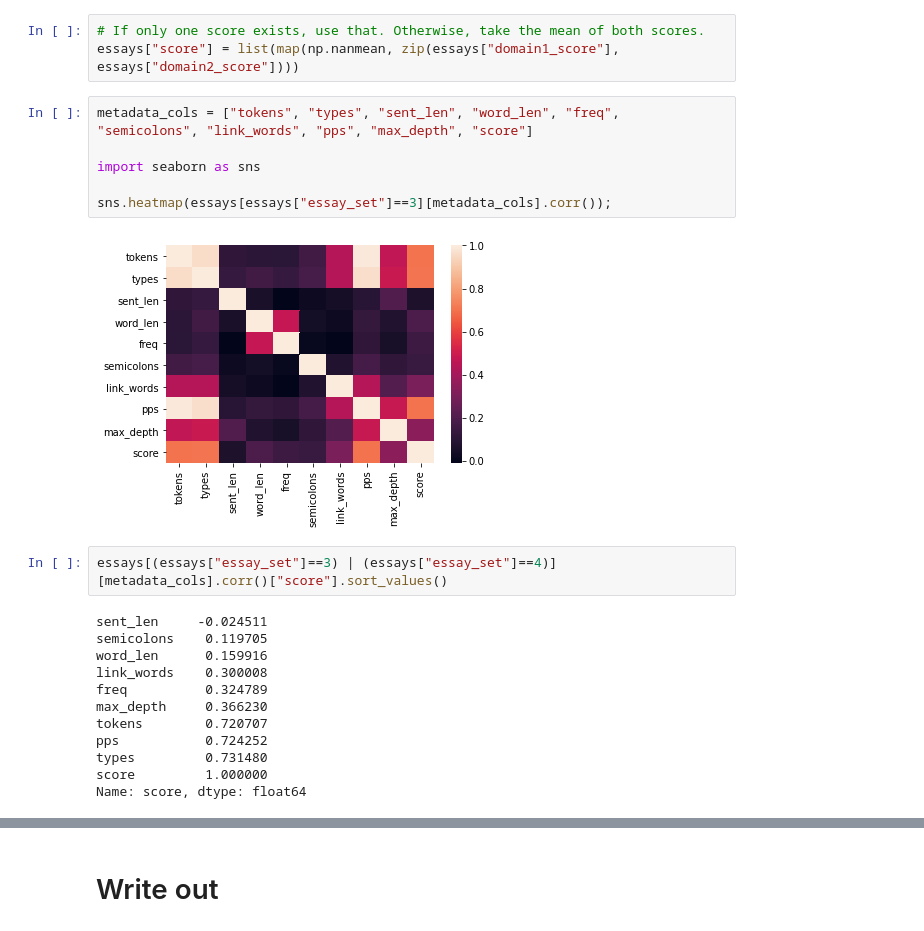
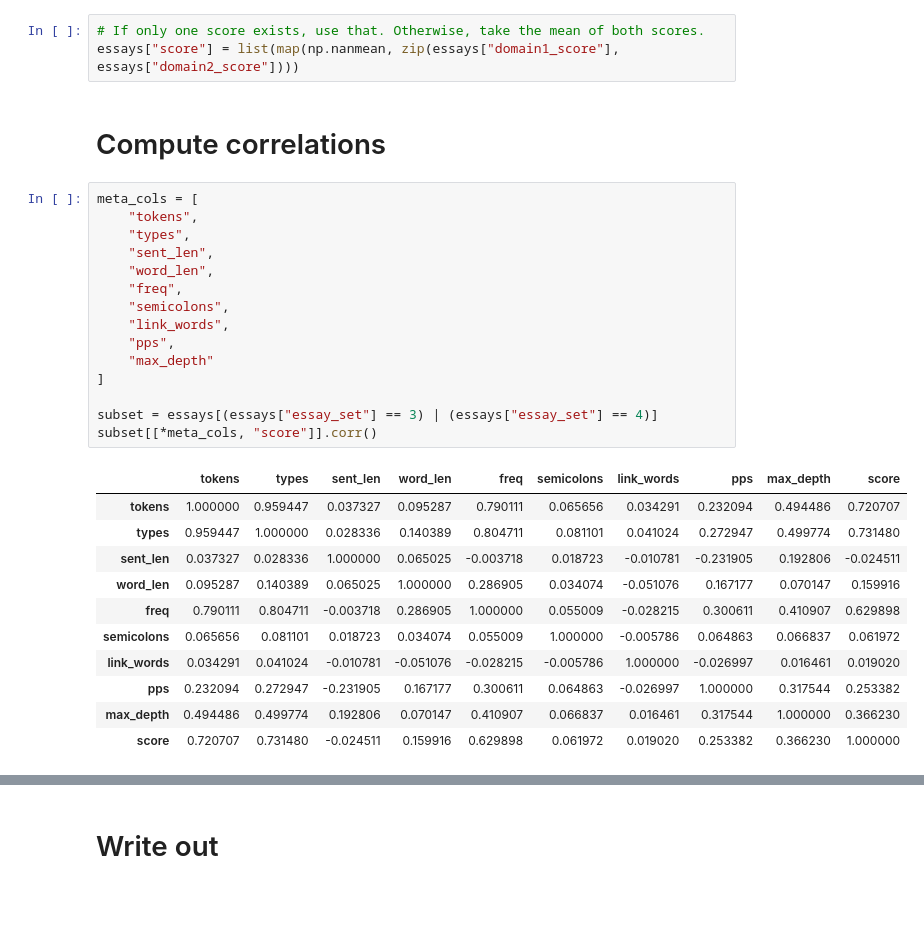
Before and after one commit to alexklapheke/essay, a Jupyter notebook: code/0-Parse_data-EDA.ipynb, the cells around one changed output, grey strips where cells are left out. Saved outputs shown, nothing was run; the diff lists cells and outputs as text; blank space fills up the shorter version.

```diff
--- a/code/0-Parse_data-EDA.ipynb
+++ b/code/0-Parse_data-EDA.ipynb
@@ -353,25 +303,32 @@ essays.plot.scatter("grade_level", "tokens")
 # %%
 # If only one score exists, use that. Otherwise, take the mean of both scores.
 essays["score"] = list(map(np.nanmean, zip(essays["domain1_score"], essays["domain2_score"])))
+# %% [markdown]
+# Compute correlations
 # %%
-metadata_cols = ["tokens", "types", "sent_len", "word_len", "freq", "semicolons", "link_words", "pps", "max_depth", "score"]
+meta_cols = [
+    "tokens",
+    "types",
+    "sent_len",
+    "word_len",
+    "freq",
+    "semicolons",
+    "link_words",
+    "pps",
+    "max_depth"
+]
 
-import seaborn as sns
-
-sns.heatmap(essays[essays["essay_set"]==3][metadata_cols].corr());
+subset = essays[(essays["essay_set"] == 3) | (essays["essay_set"] == 4)]
+subset[[*meta_cols, "score"]].corr()
 # %% [output]
-[figure, removed]
+|  | tokens | types | sent_len | word_len | freq | semicolons | link_words | pps | max_depth | score |
+| tokens | 1.000000 | 0.959447 | 0.037327 | 0.095287 | 0.790111 | 0.065656 | 0.034291 | 0.232094 | 0.494486 | 0.720707 |
+| types | 0.959447 | 1.000000 | 0.028336 | 0.140389 | 0.804711 | 0.081101 | 0.041024 | 0.272947 | 0.499774 | 0.731480 |
+| sent_len | 0.037327 | 0.028336 | 1.000000 | 0.065025 | -0.003718 | 0.018723 | -0.010781 | -0.231905 | 0.192806 | -0.024511 |
+| word_len | 0.095287 | 0.140389 | 0.065025 | 1.000000 | 0.286905 | 0.034074 | -0.051076 | 0.167177 | 0.070147 | 0.159916 |
+| freq | 0.790111 | 0.804711 | -0.003718 | 0.286905 | 1.000000 | 0.055009 | -0.028215 | 0.300611 | 0.410907 | 0.629898 |
+| semicolons | 0.065656 | 0.081101 | 0.018723 | 0.034074 | 0.055009 | 1.000000 | -0.005786 | 0.064863 | 0.066837 | 0.061972 |
+| link_words | 0.034291 | 0.041024 | -0.010781 | -0.051076 | -0.028215 | -0.005786 | 1.000000 | -0.026997 | 0.016461 | 0.019020 |
+| pps | 0.232094 | 0.272947 | -0.231905 | 0.167177 | 0.300611 | 0.064863 | -0.026997 | 1.000000 | 0.317544 | 0.253382 |
+| max_depth | 0.494486 | 0.499774 | 0.192806 | 0.070147 | 0.410907 | 0.066837 | 0.016461 | 0.317544 | 1.000000 | 0.366230 |
+| score | 0.720707 | 0.731480 | -0.024511 | 0.159916 | 0.629898 | 0.061972 | 0.019020 | 0.253382 | 0.366230 | 1.000000 |
-# %%
-essays[(essays["essay_set"]==3) | (essays["essay_set"]==4)][metadata_cols].corr()["score"].sort_values()
-# %% [output]
-sent_len     -0.024511
-semicolons    0.119705
-word_len      0.159916
-link_words    0.300008
-freq          0.324789
-max_depth     0.366230
-tokens        0.720707
-pps           0.724252
-types         0.731480
-score         1.000000
-Name: score, dtype: float64
```
Also changed, not shown: parts of 25 cells of this notebook, 47 other files.
